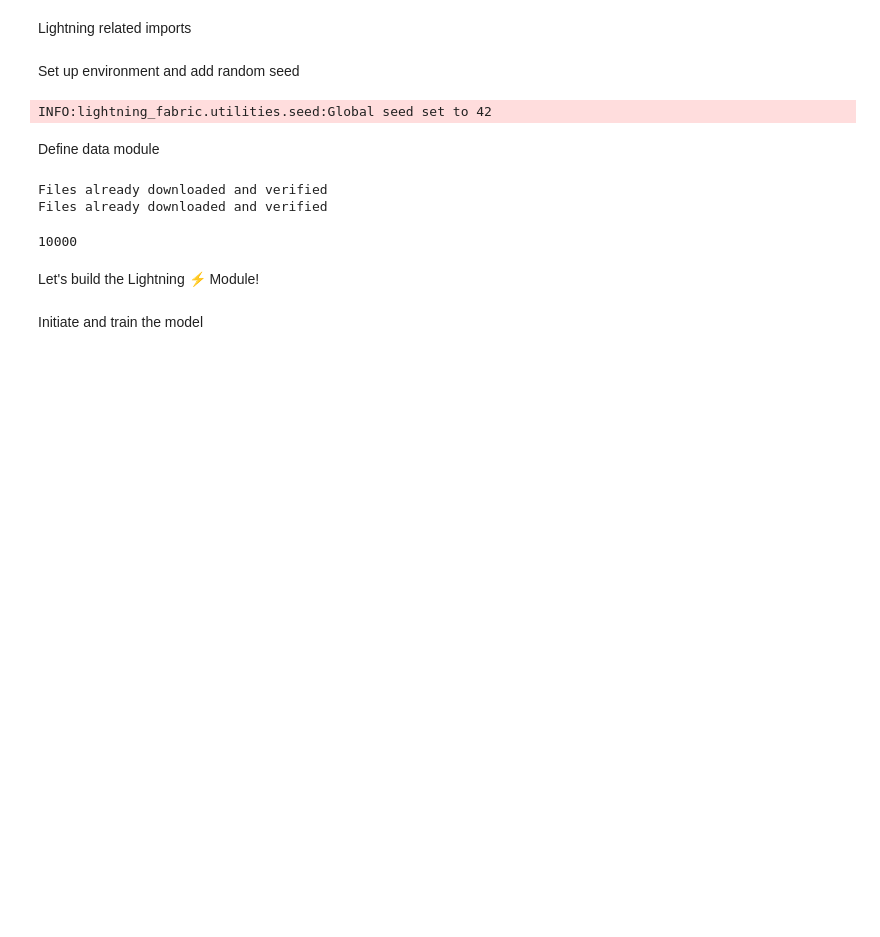
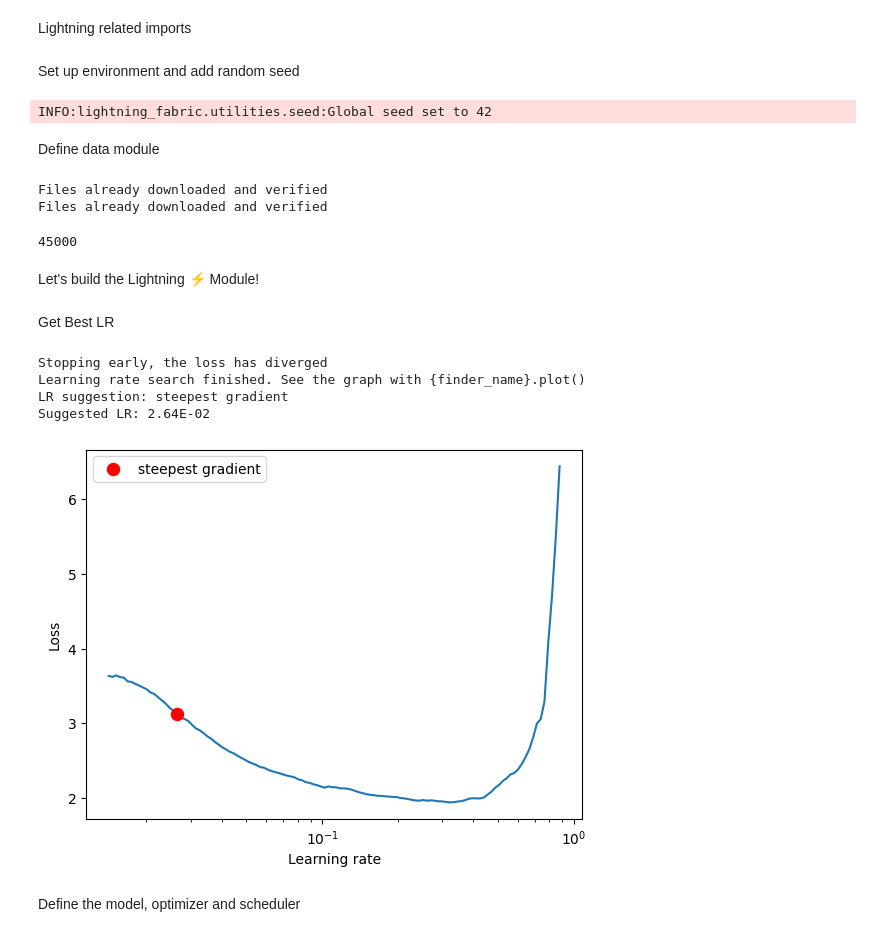
Before and after one commit to jyanivaddi/ERA_V1, a Jupyter notebook: session_12/s12.ipynb, the cells around one changed output. Cells and saved outputs as stored; diff of their text form; code cells hidden in the pictures; blank space fills up the shorter version.

```diff
--- a/session_12/s12.ipynb
+++ b/session_12/s12.ipynb
@@ -163,25 +180,25 @@ class CustomCifar10DataModule(LightningDataModule):
     def val_dataloader(self):
         return DataLoader(self.test_dataset,
                           batch_size=BATCH_SIZE,
-                          num_workers=NUM_WORKERS,
-                          shuffle=True)
+                          num_workers=NUM_WORKERS)
 
     def test_dataloader(self):
         return DataLoader(self.test_dataset,
                           batch_size=BATCH_SIZE,
-                          num_workers=NUM_WORKERS,
-                          shuffle=True)
+                          num_workers=NUM_WORKERS)
 # %%
 cifar10_dm = CustomCifar10DataModule(
-    data_dir = PATH_DATASETS
+    data_dir = PATH_DATASETS,
+    val_split = 0.1
 )
 cifar10_dm.prepare_data()
 cifar10_dm.setup()
 len(cifar10_dm.val_dataset)
+len(cifar10_dm.train_dataset)
 # %% [output]
 Files already downloaded and verified
 Files already downloaded and verified
-10000
+45000
 # %% [markdown]
 Let's build the Lightning ⚡ Module!
 # %%
@@ -247,2 +254,33 @@ class LitResnet(LightningModule):
-# %% [markdown]
-Initiate and train the model
+# %% [markdown]
+Get Best LR
+# %%
+from torch_lr_finder import LRFinder
+
+
+def find_best_lr(model, train_loader, optimizer, criterion, device):
+    lr_finder = LRFinder(model, optimizer, criterion, device)
+    lr_finder.range_test(train_loader, end_lr=10, num_iter=200, step_mode='exp')
+    lr_finder.plot()
+    lr_finder.reset()
+    return lr_finder.history
+
+drop_out_probability=0.02
+dummy_model = LitResnet(lr=0.01,base_channels=3, num_classes=10,
+                  drop_out_probability=drop_out_probability)
+tl = DataLoader(cifar10_dm.train_dataset,
+                          batch_size=BATCH_SIZE,
+                          num_workers=NUM_WORKERS,
+                          shuffle=True)
+optimizer = optim.Adam(dummy_model.parameters(),lr=0.01, weight_decay=1e-4)
+criterion = F.nll_loss
+use_cuda = torch.cuda.is_available()
+device = torch.device("cuda" if use_cuda else "cpu")
+lr_history = find_best_lr(dummy_model, tl, optimizer, criterion, device)
+# %% [output]
+Stopping early, the loss has diverged
+Learning rate search finished. See the graph with {finder_name}.plot()
+LR suggestion: steepest gradient
+Suggested LR: 2.64E-02
+[figure, added]
+# %% [markdown]
+Define the model, optimizer and scheduler
```
Also changed, not shown: parts of 5 cells of this notebook.
